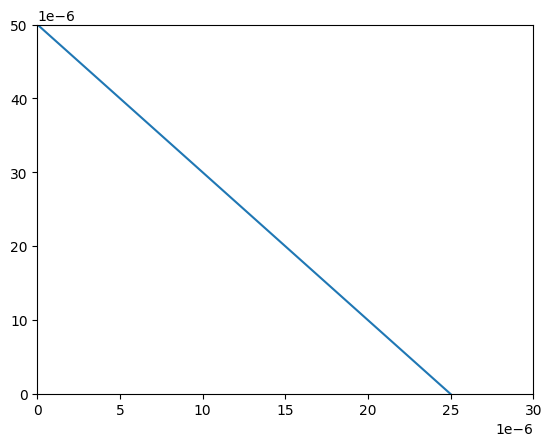
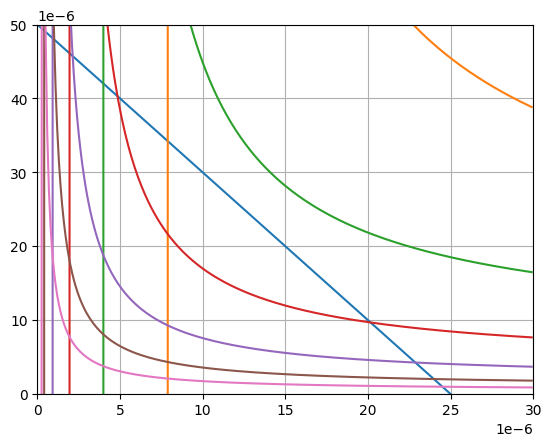
Unified diff of the notebook cell whose output changed from the first chart to the second:
--- before
+++ after
@@ -7,16 +7,20 @@
 wvl = 1e-6
 d1 = np.arange(0,30e-6,0.1e-6)
-
-#### Constraint 1 ####
-d2 = ((-D2/D1)*d1) + (wvl*Dz)/D1
-
-#### Constraint 2 ####
-#### Constraint 3 ####
-#### Constraint 4 ####
+Nsamp = 2**np.arange(7,13)
 
 fig,ax = plt.subplots()
-ax.plot(d1,d2)
+ax.grid(True)
 ax.set_xlim(0,30e-6)
 ax.set_ylim(0,50e-6)
 ax.ticklabel_format(axis='both',style='sci',scilimits=(-6,-6))
+
+#### Constraint 1 ####
+d2_c1 = ((-D2/D1)*d1) + (wvl*Dz)/D1
+ax.plot(d1,d2_c1)
+
+for N in Nsamp:
+    d2_c2 = ((D2/2)+((wvl*Dz)/(2*d1)))\
+        /(N-(D1/(2*d1)))
+    ax.plot(d1,d2_c2)
+
 plt.show()

Commit: samp constraint 2